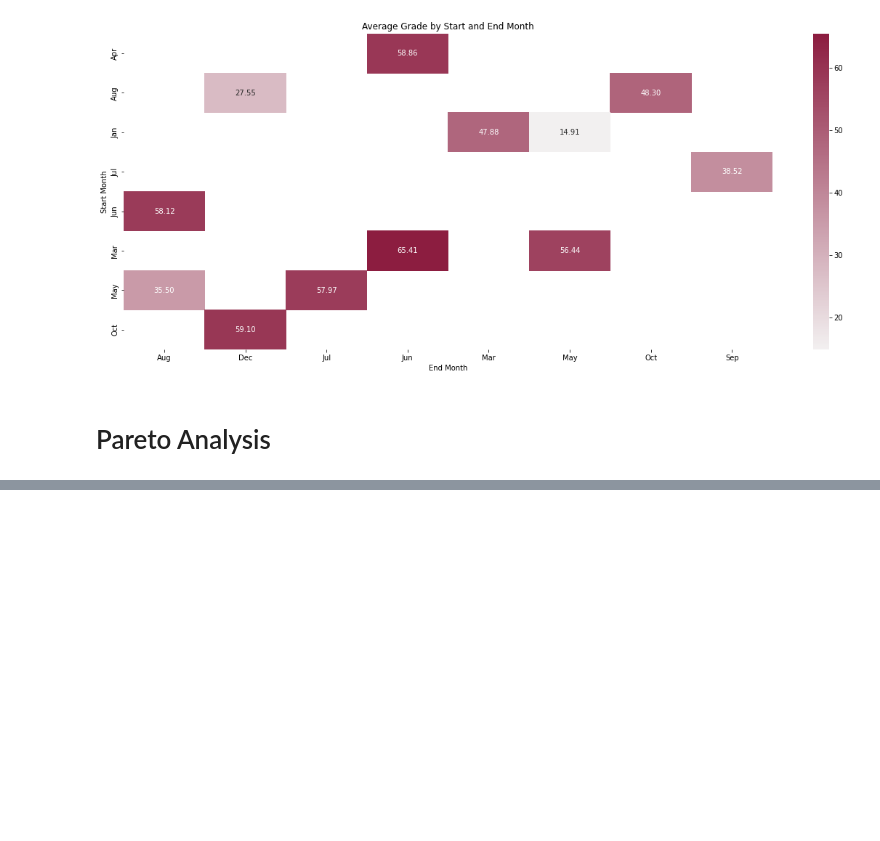
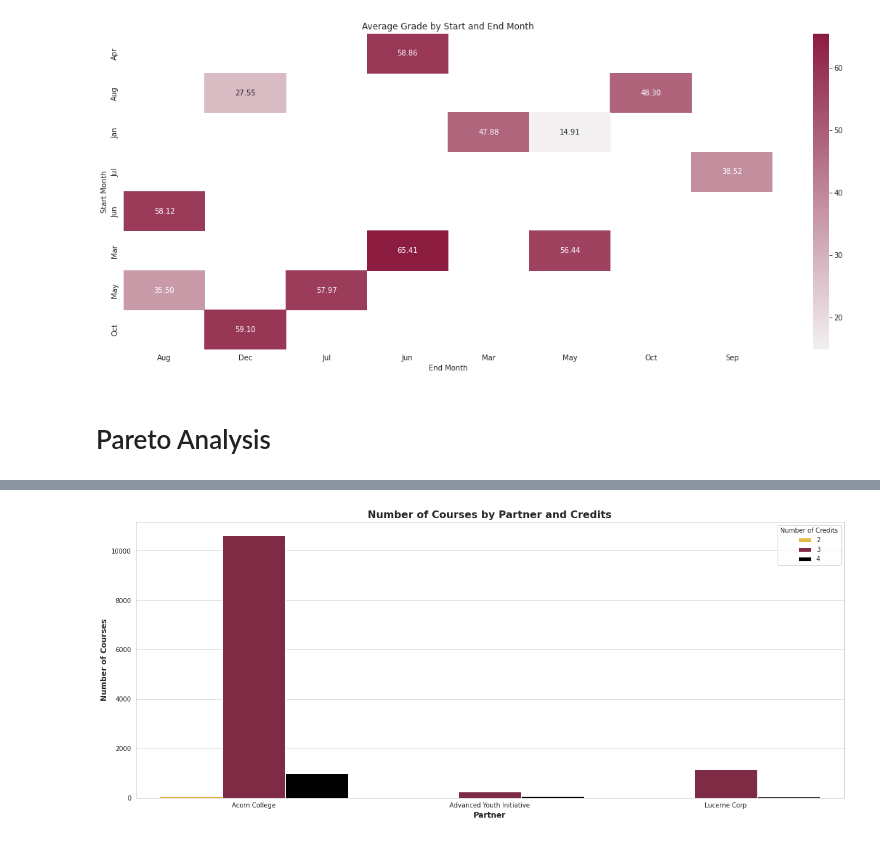
Before and after one commit to iamharkirat/EDA, a Jupyter notebook: learning_enterprise.ipynb, the cells around one changed output, grey strips where cells are left out. Drawn from its saved outputs; the diff is of its cells as text; code cells hidden in the pictures; blank space fills up the shorter version.

```diff
--- a/learning_enterprise.ipynb
+++ b/learning_enterprise.ipynb
@@ -755,0 +832,15 @@ memory usage: 200.0 bytes
+# %%
+# Group the data by Partner and Number of Credits, and count the number of rows in each group
+grouped = df.groupby(['Partner', 'Number of Credits']).size().reset_index(name='counts')
+
+# Create a stacked bar chart
+sns.barplot(x='Partner', y='counts', hue='Number of Credits', data=grouped, palette=['#FFC627','#8C1D40', '#000000'])
+
+# Set the title and axis labels
+plt.title('Number of Courses by Partner and Credits', fontsize=16, fontweight='bold')
+plt.xlabel('Partner', fontsize=12, fontweight='bold')
+plt.ylabel('Number of Courses', fontsize=12, fontweight='bold')
+
+plt.show()
+# %% [output]
+[figure, added]
```
Also changed, not shown: parts of 22 cells of this notebook.
